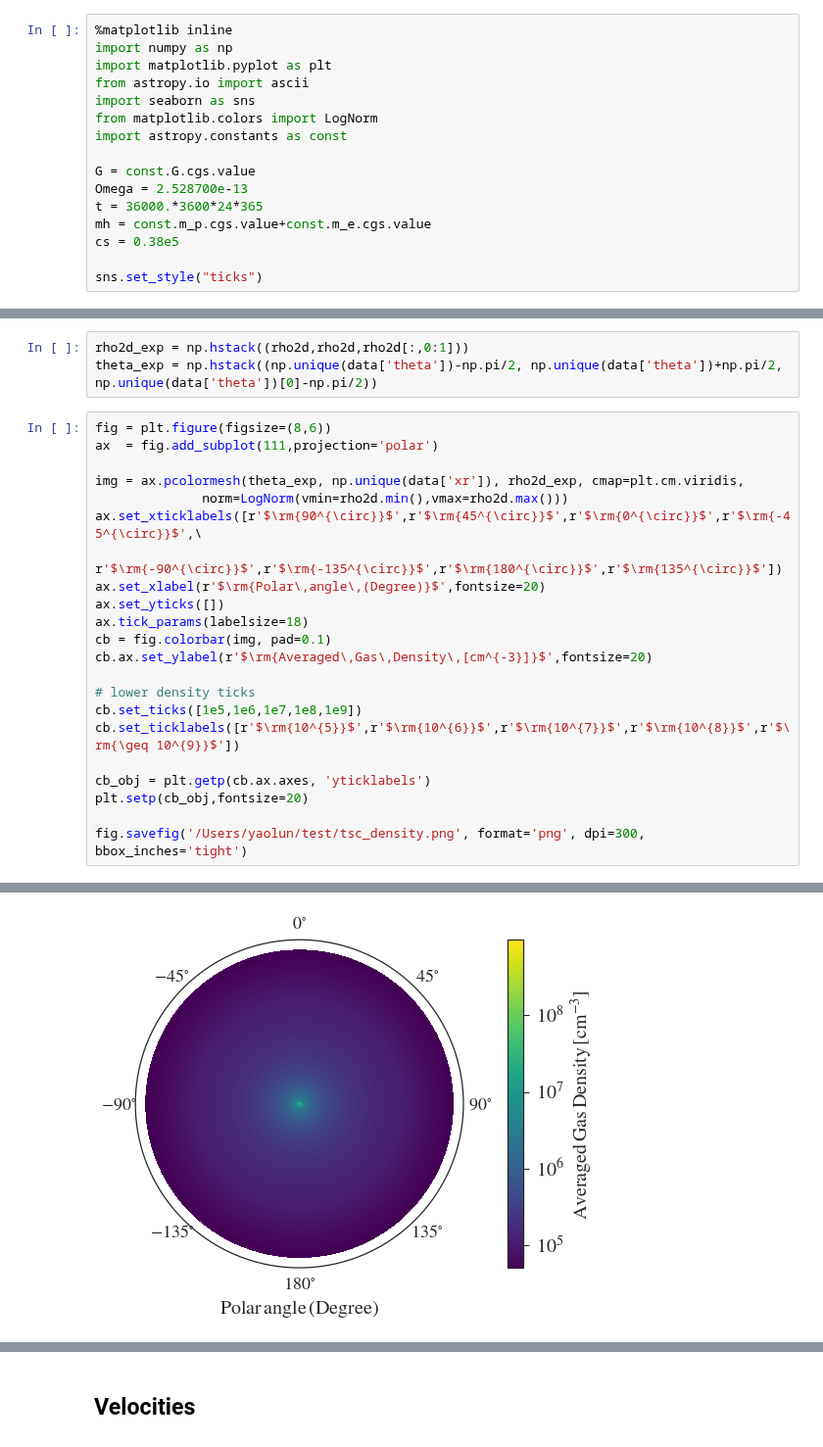
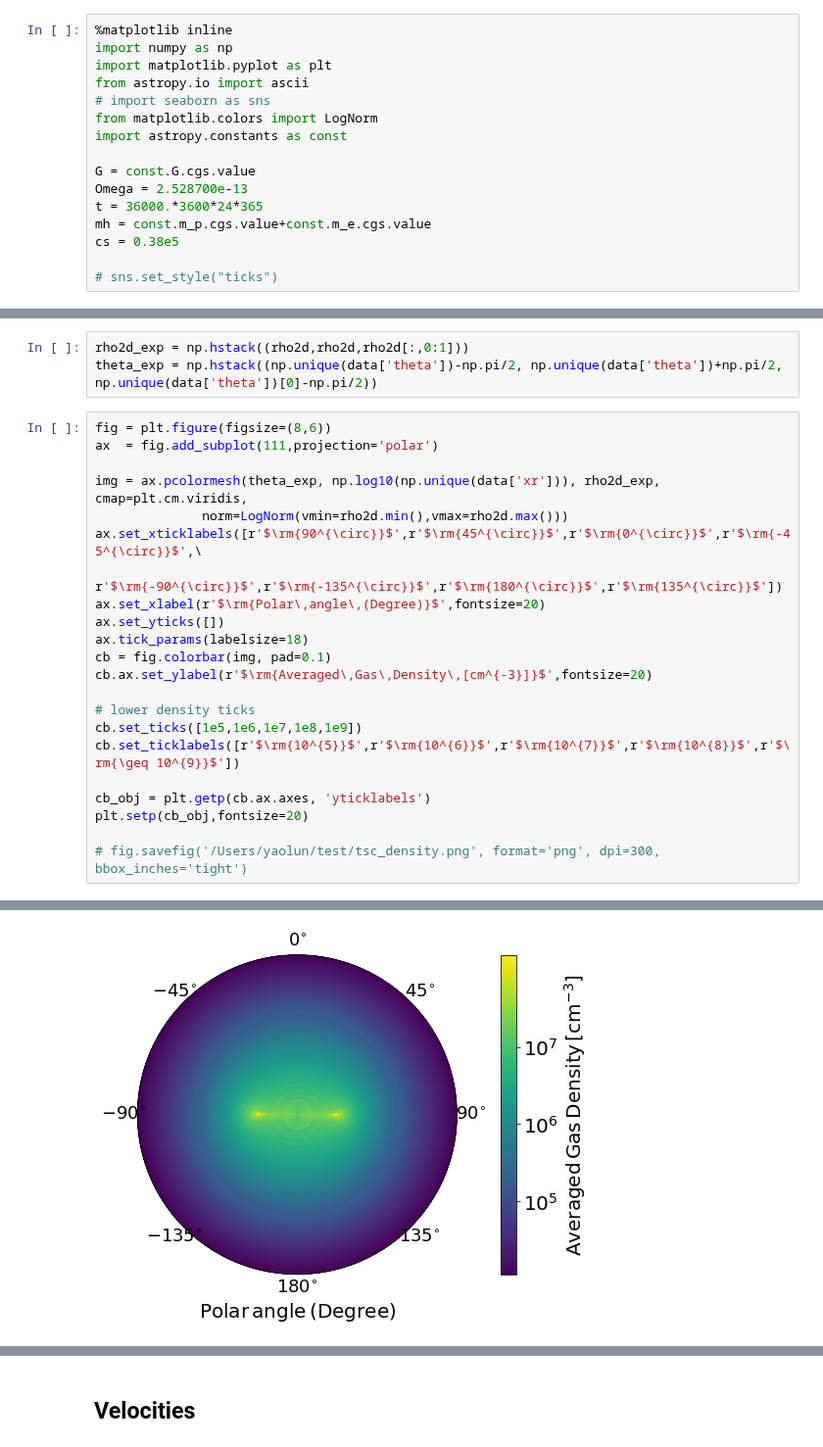
Before and after one commit to yaolun/misc, a Jupyter notebook: TSC/TSC results visualization.ipynb, the cells around one changed output, grey strips where cells are left out. Shown at 98% size. Cells and saved outputs as stored; diff of their text form.

```diff
--- a/TSC/TSC results visualization.ipynb
+++ b/TSC/TSC results visualization.ipynb
@@ -3,7 +3,7 @@
 import numpy as np
 import matplotlib.pyplot as plt
 from astropy.io import ascii
-import seaborn as sns
+# import seaborn as sns
 from matplotlib.colors import LogNorm
 import astropy.constants as const
 
@@ -13,7 +13,7 @@ t = 36000.*3600*24*365
 mh = const.m_p.cgs.value+const.m_e.cgs.value
 cs = 0.38e5
 
-sns.set_style("ticks")
+# sns.set_style("ticks")
 # %%
 filename = '/Users/yaolun/programs/misc/TSC/rho_v_env'
 data = ascii.read(filename)
@@ -35,7 +35,7 @@ theta_exp = np.hstack((np.unique(data['theta'])-np.pi/2, np.unique(data['theta']
 fig = plt.figure(figsize=(8,6))
 ax  = fig.add_subplot(111,projection='polar')
 
-img = ax.pcolormesh(theta_exp, np.unique(data['xr']), rho2d_exp, cmap=plt.cm.viridis,
+img = ax.pcolormesh(theta_exp, np.log10(np.unique(data['xr'])), rho2d_exp, cmap=plt.cm.viridis,
               norm=LogNorm(vmin=rho2d.min(),vmax=rho2d.max()))
 ax.set_xticklabels([r'$\rm{90^{\circ}}$',r'$\rm{45^{\circ}}$',r'$\rm{0^{\circ}}$',r'$\rm{-45^{\circ}}$',\
                     r'$\rm{-90^{\circ}}$',r'$\rm{-135^{\circ}}$',r'$\rm{180^{\circ}}$',r'$\rm{135^{\circ}}$'])
@@ -52,5 +52,5 @@ cb.set_ticklabels([r'$\rm{10^{5}}$',r'$\rm{10^{6}}$',r'$\rm{10^{7}}$',r'$\rm{10^
 cb_obj = plt.getp(cb.ax.axes, 'yticklabels')
 plt.setp(cb_obj,fontsize=20)
 
-fig.savefig('/Users/yaolun/test/tsc_density.png', format='png', dpi=300, bbox_inches='tight')
+# fig.savefig('/Users/yaolun/test/tsc_density.png', format='png', dpi=300, bbox_inches='tight')
 # %% [output]
@@ -57,4 +58,4 @@ fig.savefig('/Users/yaolun/test/tsc_density.png', format='png', dpi=300, bbox_in
-[figure, old version]
+[figure, new version]
 # %%
 fig = plt.figure(figsize=(8,6))
 ax = fig.add_subplot(111)
```
Also changed, not shown: parts of 7 cells of this notebook, 20 other files.
